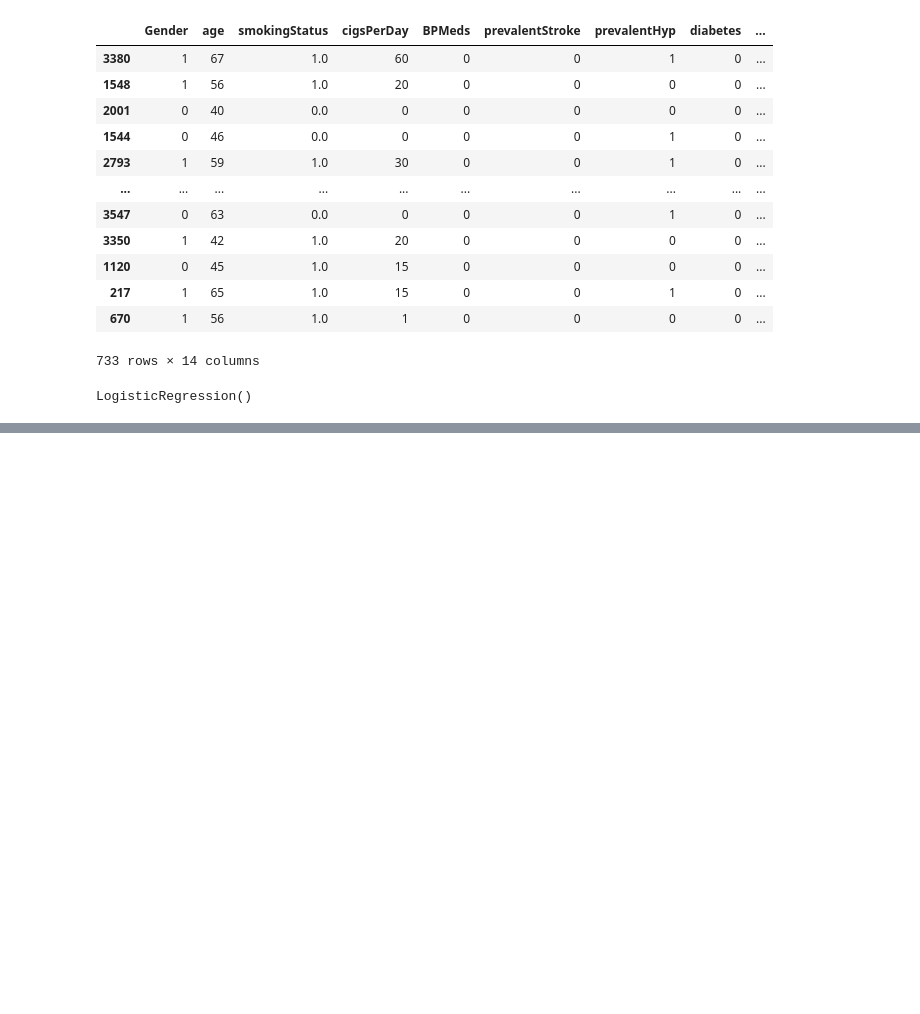
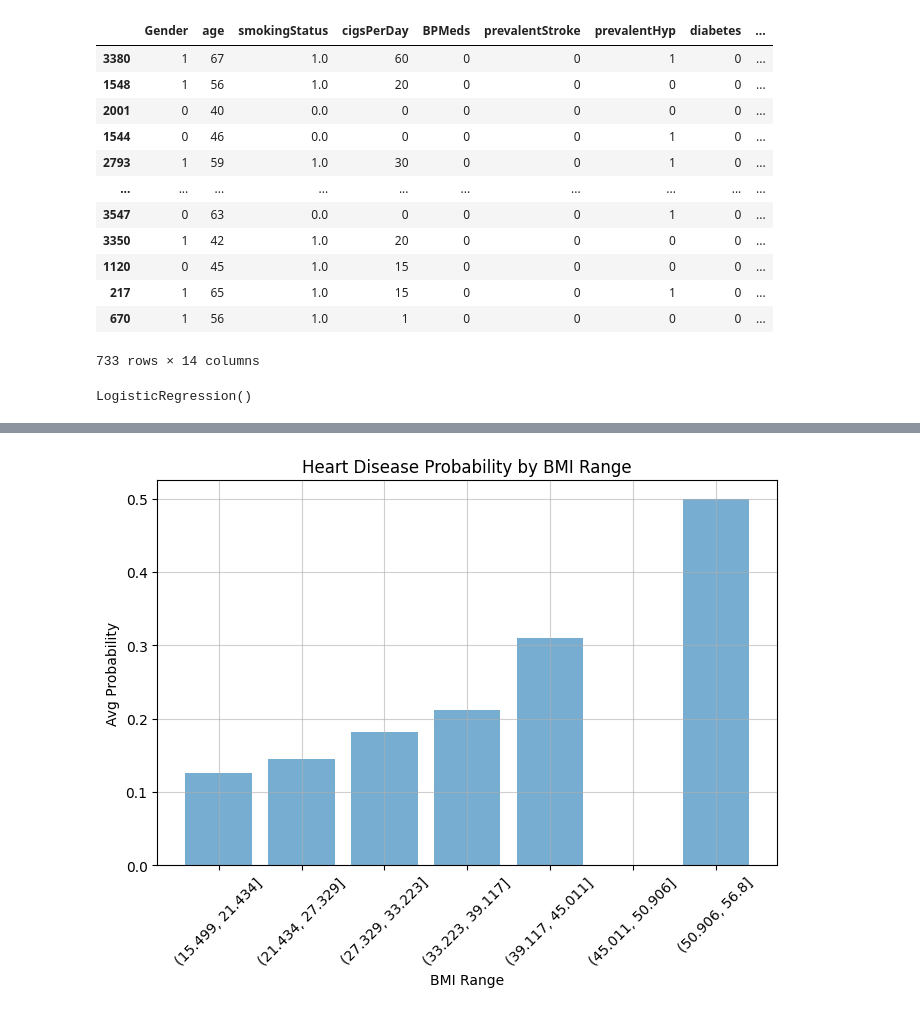
Before and after one commit to Asish2404/IBM-AI_ML-Project, a Jupyter notebook: Heart_disease_project.ipynb, the cells around one changed output, grey strips where cells are left out. Cells and saved outputs as stored; diff of their text form; code cells hidden in the pictures; blank space fills up the shorter version.

```diff
--- a/Heart_disease_project.ipynb
+++ b/Heart_disease_project.ipynb
@@ -243,0 +243,14 @@ plt.show()
+# %%
+df['BMI_bin'] = pd.cut(df['BMI'], bins=7)
+bar_vals = df.groupby('BMI_bin', observed=True)['Heart Disease'].mean()
+plt.figure(figsize=(8,5))
+plt.bar(bar_vals.index.astype(str), bar_vals, alpha=0.6)
+plt.title("Heart Disease Probability by BMI Range")
+plt.xlabel("BMI Range")
+plt.ylabel("Avg Probability")
+plt.xticks(rotation=45)
+plt.grid(True, alpha=0.6)
+
+plt.show()
+# %% [output]
+[figure, added]
```
Also changed, not shown: parts of 9 cells of this notebook.
